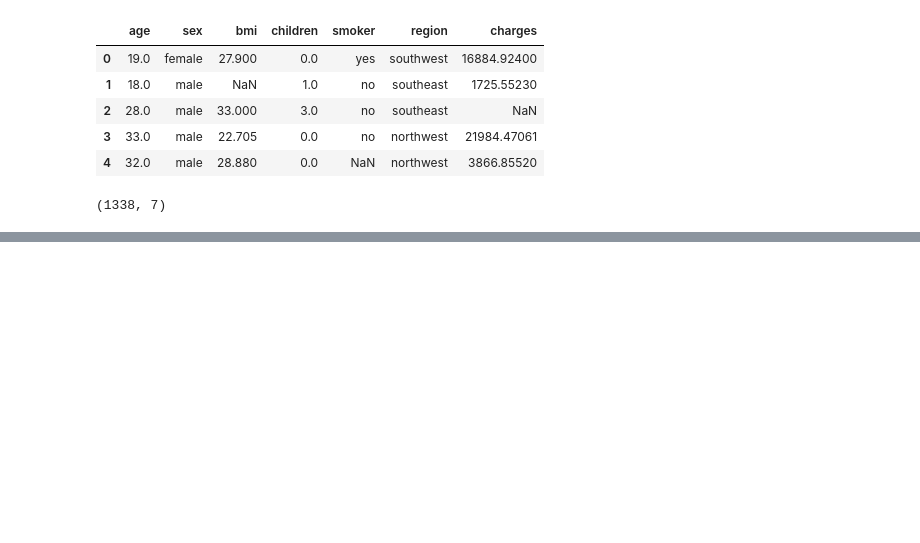
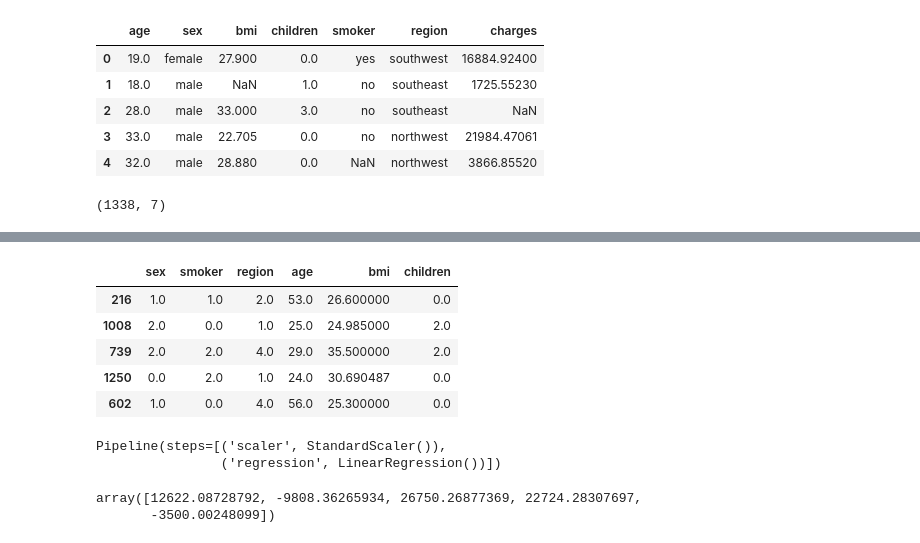
Before and after one commit to 22f2000792/MLP-prac, a Jupyter notebook: practice_books.ipynb, the cells around one changed output, grey strips where cells are left out. Cells and saved outputs as stored; diff of their text form; code cells hidden in the pictures; blank space fills up the shorter version.

```diff
--- a/practice_books.ipynb
+++ b/practice_books.ipynb
@@ -66,0 +187,10 @@ TypeError: All estimators should implement fit and transform, or can be 'drop' o
+# %%
+X_test=preprocessor_cat.transform(X_test)
+X_test.head()
+# %% [output]
+|  | sex | smoker | region | age | bmi | children |
+| 216 | 1.0 | 1.0 | 2.0 | 53.0 | 26.600000 | 0.0 |
+| 1008 | 2.0 | 0.0 | 1.0 | 25.0 | 24.985000 | 2.0 |
+| 739 | 2.0 | 2.0 | 4.0 | 29.0 | 35.500000 | 2.0 |
+| 1250 | 0.0 | 2.0 | 1.0 | 24.0 | 30.690487 | 0.0 |
+| 602 | 1.0 | 0.0 | 4.0 | 56.0 | 25.300000 | 0.0 |
@@ -66,0 +203,10 @@ TypeError: All estimators should implement fit and transform, or can be 'drop' o
+# %%
+final_pipeline.fit(X_train,y_train)
+# %% [output]
+Pipeline(steps=[('scaler', StandardScaler()),
+                ('regression', LinearRegression())])
+# %%
+final_pipeline.predict(X_test[:5])
+# %% [output]
+array([12622.08728792, -9808.36265934, 26750.26877369, 22724.28307697,
+       -3500.00248099])
```
Also changed, not shown: parts of 19 cells of this notebook.
